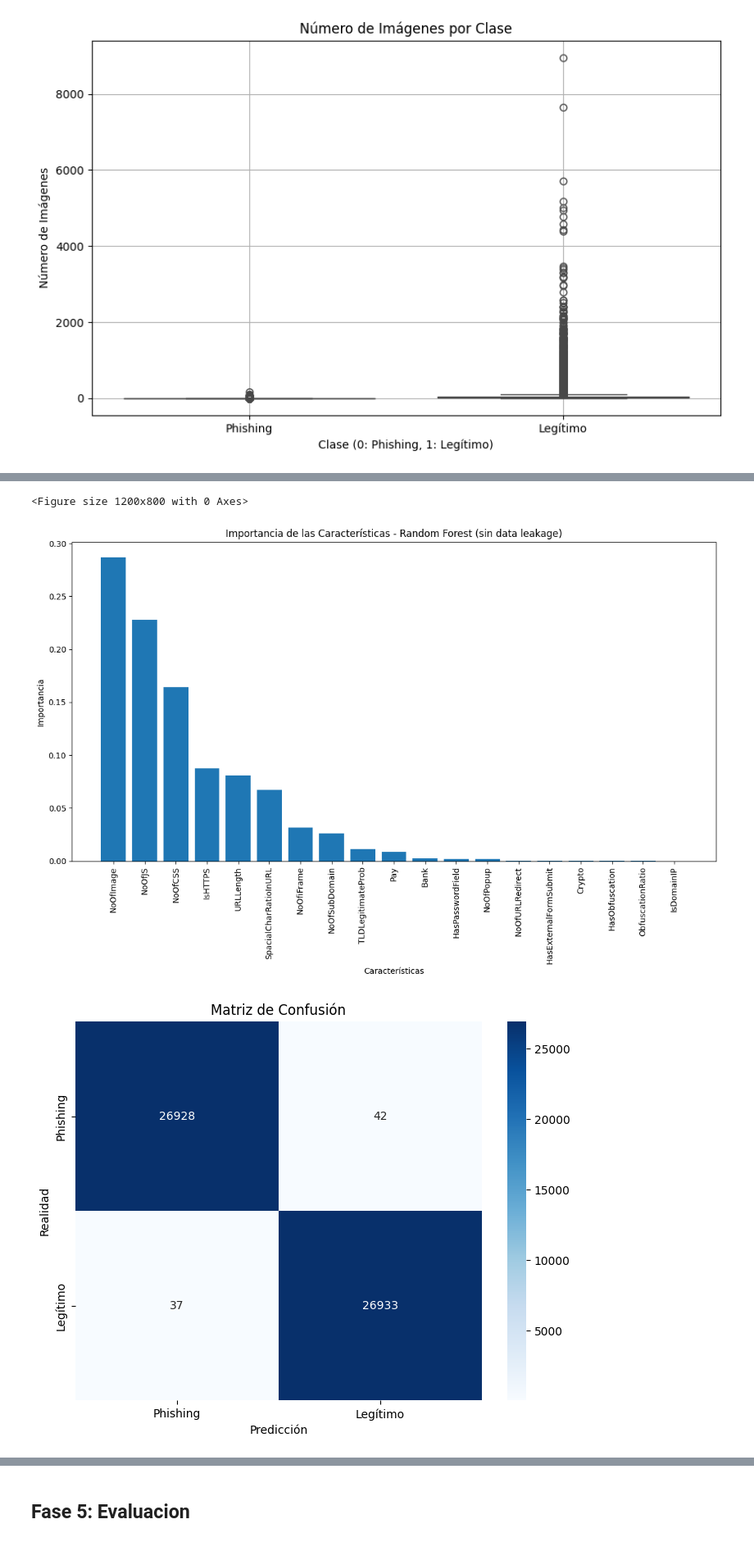
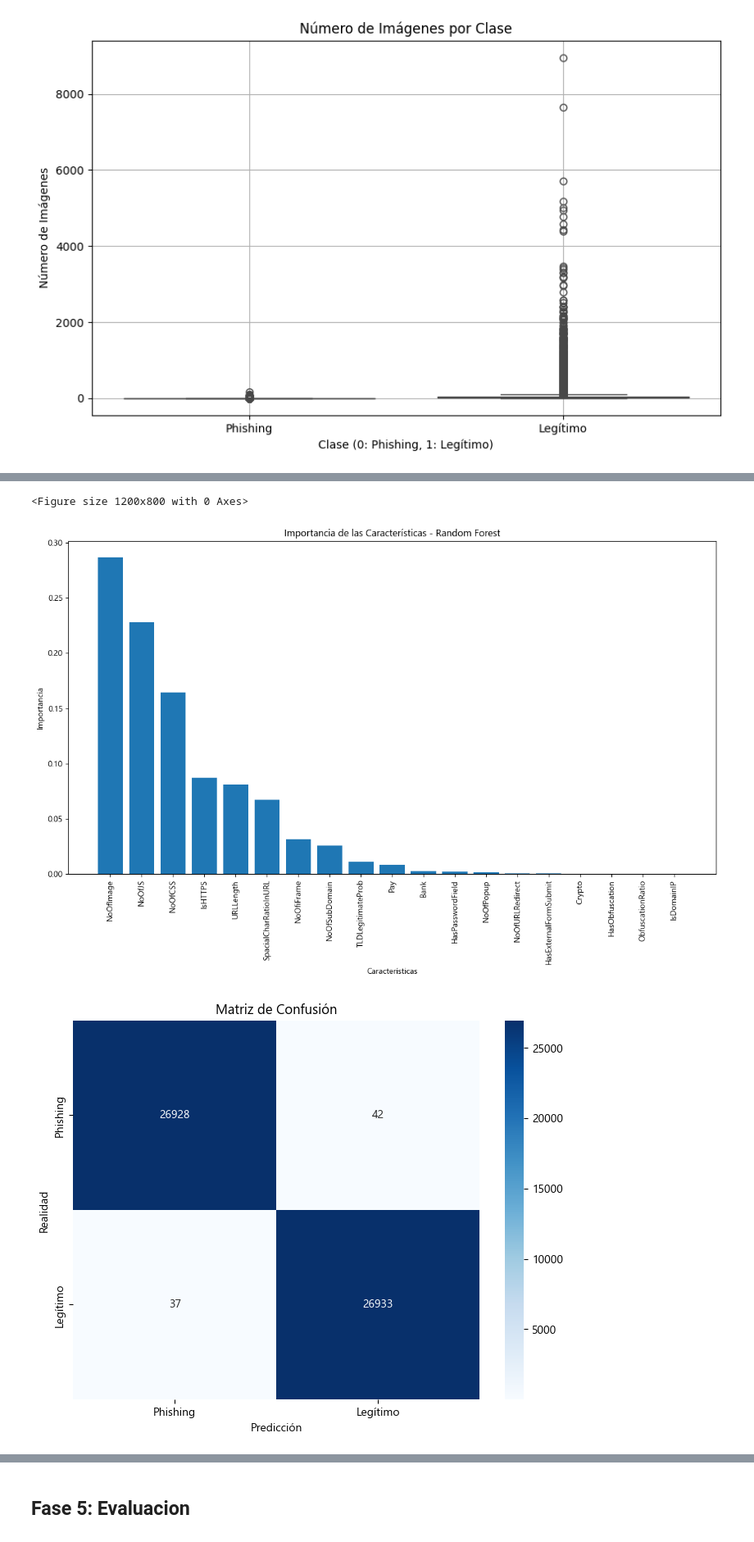
Before and after one commit to SpecTr03/CRISP-DM-Project, a Jupyter notebook: analysis.ipynb, the cells around one changed output, grey strips where cells are left out. Shown at 82% size. Drawn from its saved outputs; the diff is of its cells as text; code cells hidden in the pictures.

Commit message:
Fix: graphs

```diff
--- a/analysis.ipynb
+++ b/analysis.ipynb
@@ -345,41 +345,41 @@ indices = np.argsort(importances)[::-1]
 plt.figure(figsize=(12, 8))
 plt.bar(range(len(importances)), importances[indices], align='center')
 plt.xticks(range(len(importances)), feature_names[indices], rotation=90)
-plt.title('Importancia de las Características - Random Forest (sin data leakage)')
+plt.title('Importancia de las Características - Random Forest')
 plt.xlabel('Características')
 plt.ylabel('Importancia')
 plt.tight_layout()
 plt.show()
 
 # Matriz de confusión
 conf_matrix = confusion_matrix(y_test, y_pred)
 plt.figure(figsize=(8, 6))
 sns.heatmap(conf_matrix, annot=True, fmt='d', cmap='Blues', xticklabels=['Phishing', 'Legítimo'], yticklabels=['Phishing', 'Legítimo'])
 plt.title('Matriz de Confusión')
 plt.xlabel('Predicción')
 plt.ylabel('Realidad')
 plt.show()
 
 # Métricas principales
 print("\nMétricas de evaluación:")
 print(f"Accuracy: {accuracy_score(y_test, y_pred):.4f}")
 print(f"Precision: {precision_score(y_test, y_pred):.4f}")
 print(f"Recall: {recall_score(y_test, y_pred):.4f}")
 print(f"F1-Score: {f1_score(y_test, y_pred):.4f}")
 print(f"AUC-ROC: {roc_auc_score(y_test, y_pred):.4f}")
 # %% [output]
 Reporte de Clasificación:
               precision    recall  f1-score   support
 
        False       1.00      1.00      1.00     26970
         True       1.00      1.00      1.00     26970
 
     accuracy                           1.00     53940
    macro avg       1.00      1.00      1.00     53940
 weighted avg       1.00      1.00      1.00     53940
 <Figure size 1200x800 with 0 Axes>
-[figure, old version]
+[figure, new version]
-[figure, old version]
+[figure, new version]
 Métricas de evaluación:
 Accuracy: 0.9985
 Precision: 0.9984
```
Also changed, not shown: parts of 1 cell of this notebook.
